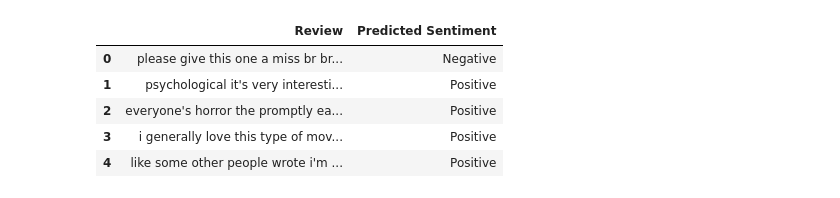
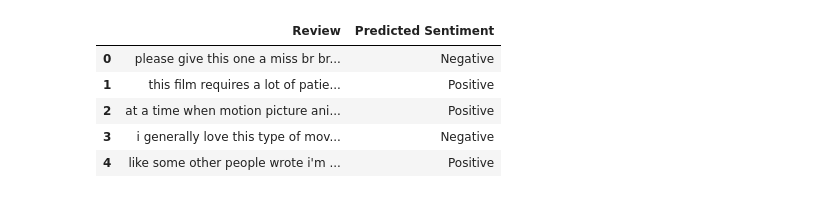
Before and after one commit to SyedaAnoosha/Machine-Learning-Projects, a Jupyter notebook: Sentiment-Analysis-System/imdb_movies_reviews.ipynb, the cells around one changed output. Cells and saved outputs as stored; diff of their text form; code cells hidden in the pictures.

Commit message:
edited and predicted few reviews

```diff
--- a/Sentiment-Analysis-System/imdb_movies_reviews.ipynb
+++ b/Sentiment-Analysis-System/imdb_movies_reviews.ipynb
@@ -5,7 +11,6 @@ from keras.preprocessing.sequence import pad_sequences
 # %%
-# Load top 10,000 most frequent words
 max_features = 10000
-max_len = 200
+max_len = 500
 
 (X_train, y_train), (X_test, y_test) = imdb.load_data(num_words=max_features)
 
@@ -22,7 +27,8 @@ from keras.layers import Embedding, LSTM, Dense, Dropout
 
 model = Sequential()
 model.add(Embedding(input_dim=max_features, output_dim=128, input_length=max_len))
-model.add(LSTM(64, dropout=0.2, recurrent_dropout=0.2))
+model.add(LSTM(64, dropout=0.2, recurrent_dropout=0.2, return_sequences=False))
+model.add(Dropout(0.5))  # 50% dropout
 model.add(Dense(1, activation='sigmoid'))
 
 model.compile(loss='binary_crossentropy',
@@ -44,17 +52,3 @@ Model: "sequential_4"
  Total params: 0 (0.00 B)
  Trainable params: 0 (0.00 B)
  Non-trainable params: 0 (0.00 B)
-# %%
-from keras.models import Sequential
-from keras.layers import Embedding, LSTM, Dense, Dropout
-
-model = Sequential()
-model.add(Embedding(input_dim=max_features, output_dim=128, input_length=max_len))
-model.add(LSTM(64, dropout=0.2, recurrent_dropout=0.2))
-model.add(Dense(1, activation='sigmoid'))
-
-model.compile(loss='binary_crossentropy',
-              optimizer='adam',
-              metrics=['accuracy'])
-
-model.summary()
@@ -104,11 +140,7 @@ def decode_review(encoded_review):
     return ' '.join([reverse_word_index.get(i - 3, '?') for i in encoded_review if i >= 3])
 
 samples = X_test[:5]
-# predictions = model.predict(samples)
-# for i, pred in enumerate(predictions):
-#     print("Review:", decode_review(samples[i]))
-#     print("Predicted Sentiment:", "Positive" if pred[0] > 0.5 else "Negative")
-
+predictions = model.predict(samples)
 
 decoded_reviews = [decode_review(sample) for sample in samples]
 predicted_sentiments = ["Positive" if pred[0] > 0.5 else "Negative" for pred in predictions]
@@ -123,6 +156,6 @@ df_results
 |  | Review | Predicted Sentiment |
 | 0 | please give this one a miss br br... | Negative |
-| 1 | psychological it's very interesti... | Positive |
-| 2 | everyone's horror the promptly ea... | Positive |
-| 3 | i generally love this type of mov... | Positive |
+| 1 | this film requires a lot of patie... | Positive |
+| 2 | at a time when motion picture ani... | Positive |
+| 3 | i generally love this type of mov... | Negative |
 | 4 | like some other people wrote i'm ... | Positive |
```
Also changed, not shown: parts of 11 cells of this notebook.
